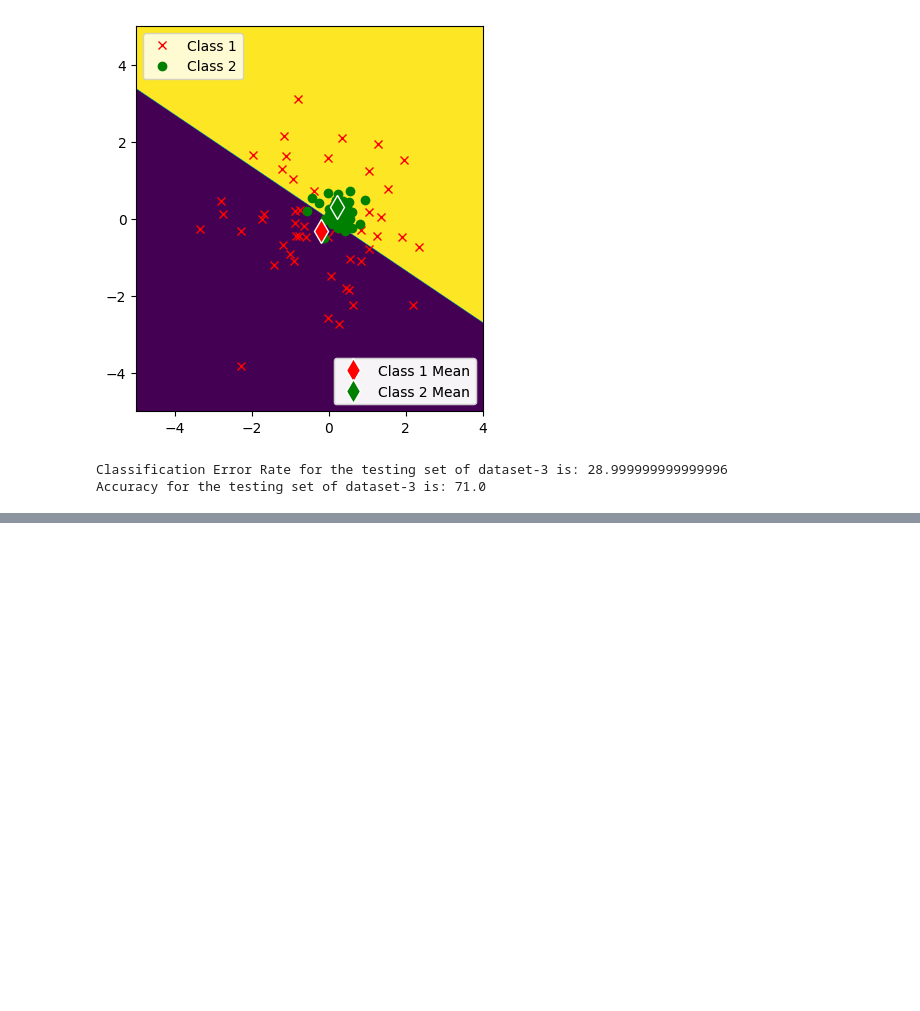
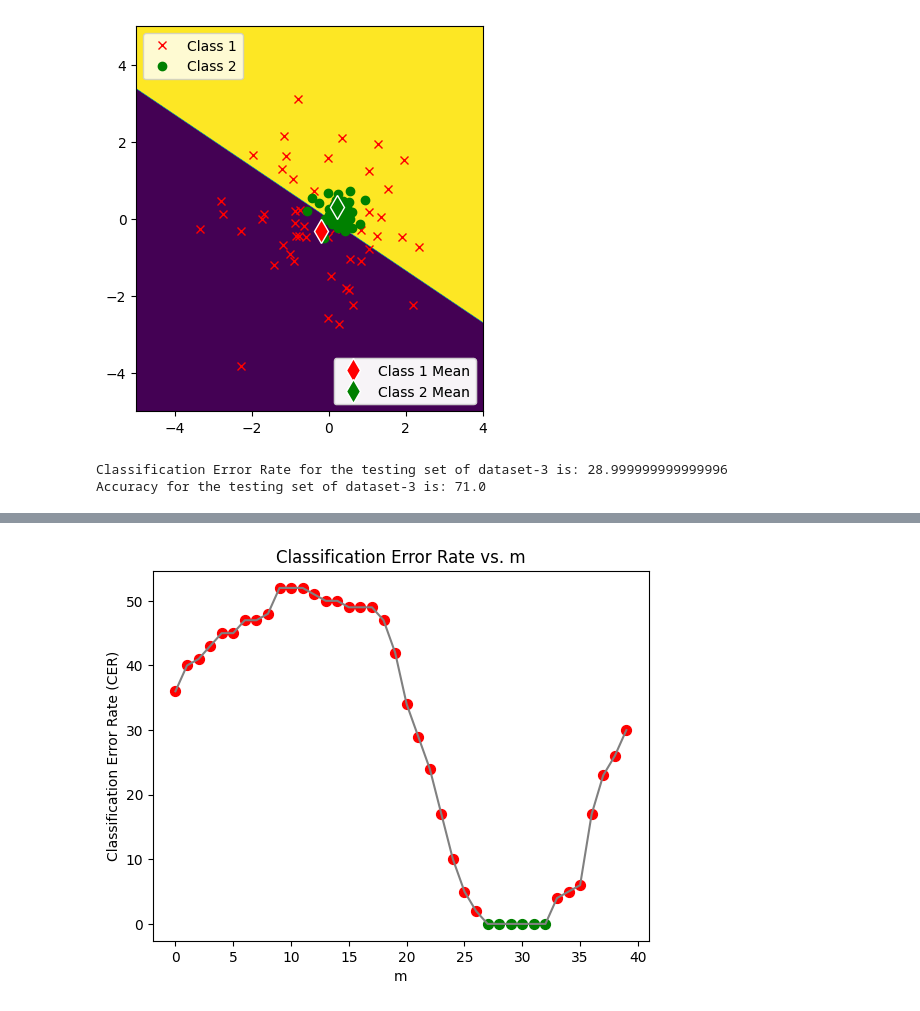
Before and after one commit to SudeshKumarSK/ee559-mlOne, a Jupyter notebook: homeworkOne.ipynb, the cells around one changed output, grey strips where cells are left out. Drawn from its saved outputs; the diff is of its cells as text; code cells hidden in the pictures; blank space fills up the shorter version.

```diff
--- a/homeworkOne.ipynb
+++ b/homeworkOne.ipynb
@@ -515,0 +519,10 @@ Accuracy for the testing set of dataset-3 is: 71.0
+# %%
+rm = np.zeros((40, 2))
+# %%
+for m in range(40):
+    if m < 10:
+        rm[m] = [10, m]
+    elif m >=10 and m < 30:
+        rm[m] = [20-m, 10]
+    else:
+        rm[m] = [-10, 40-m]
@@ -515,0 +594,19 @@ Accuracy for the testing set of dataset-3 is: 71.0
+# %%
+ax = plt.axes()
+ax.plot(m, CER_History, c = "grey")
+
+
+for i in range(40):
+    if CER_History[i] == 0.0:
+        ax.scatter(i, CER_History[i], c='green', marker='o', s = 50, alpha=1)
+    else:
+        ax.scatter(i, CER_History[i], c='red', marker='o', s = 50, alpha=1)
+
+ax.set_title("Classification Error Rate vs. m")
+ax.set_ylabel('Classification Error Rate (CER)')
+ax.set_xlabel('m')
+
+
+plt.show()
+# %% [output]
+[figure, added]
```
Also changed, not shown: parts of 5 cells of this notebook.
